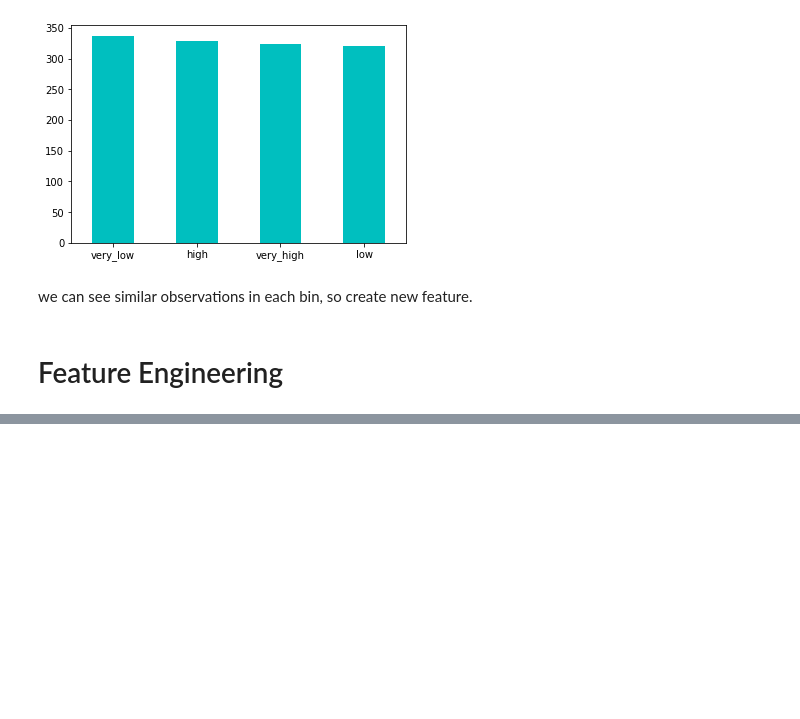
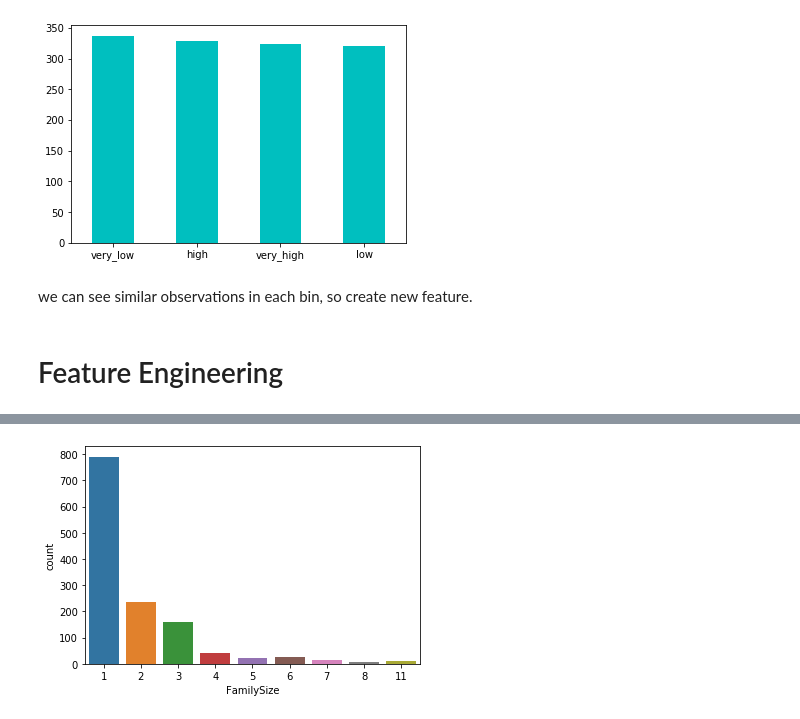
Before and after one commit to ZefanFeng/Intruduction-to-Data-Visualization-with-python, a Jupyter notebook: explore1/exploring data_dataMungling.ipynb, the cells around one changed output, grey strips where cells are left out. Drawn from its saved outputs; the diff is of its cells as text; code cells hidden in the pictures; blank space fills up the shorter version.

```diff
--- a/explore1/exploring data_dataMungling.ipynb
+++ b/explore1/exploring data_dataMungling.ipynb
@@ -429,0 +458,5 @@ df['Fare_bin'] =  pd.qcut(df.Fare, 4, labels = ['very_low', 'low', 'high', 'very
+# %%
+sns.countplot(x = 'FamilySize', data =df )
+plt.show()
+# %% [output]
+[figure, added]
```
Also changed, not shown: parts of 32 cells of this notebook.
